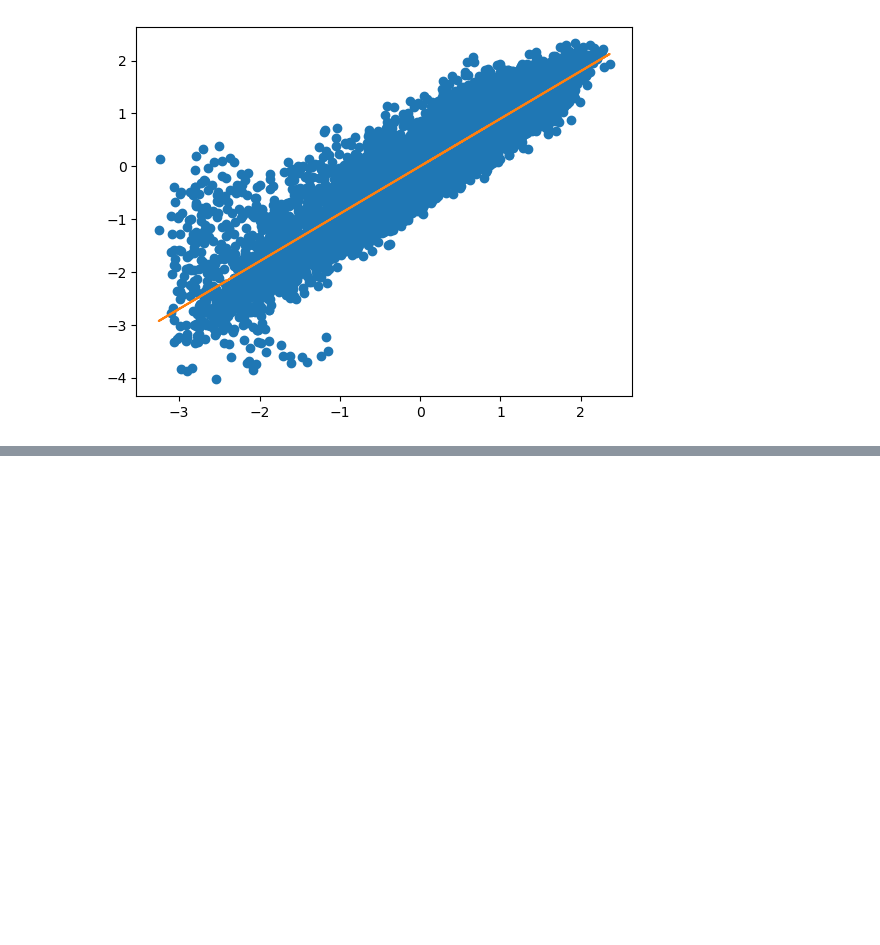
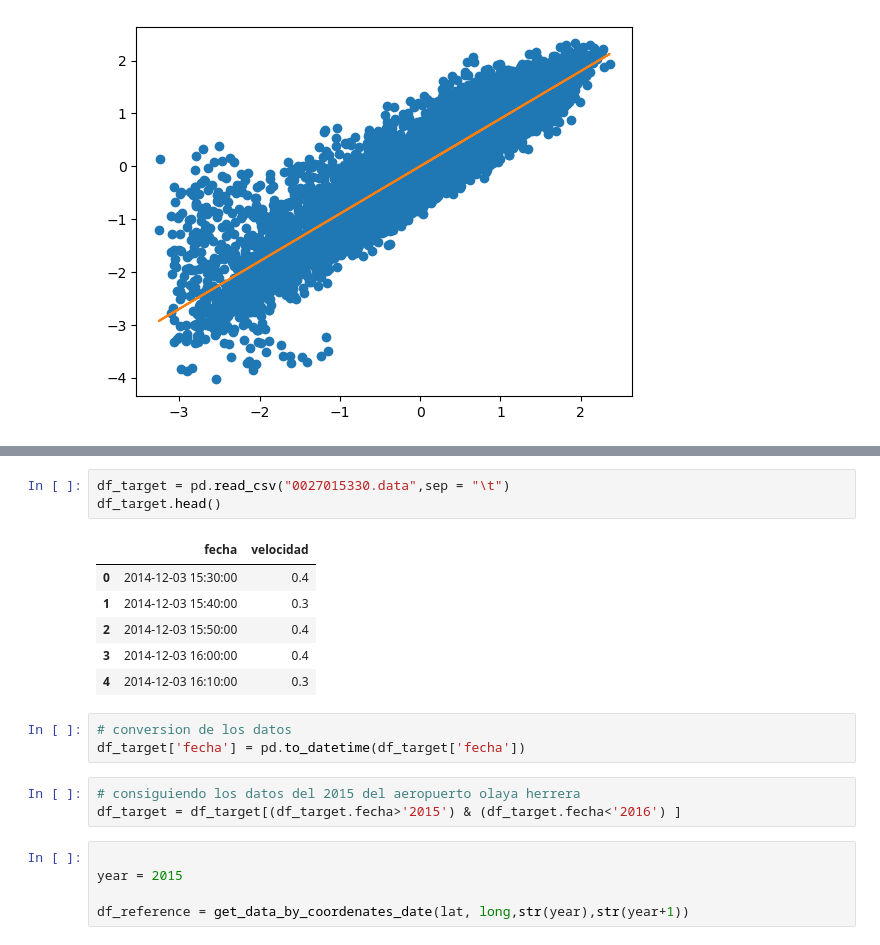
Before and after one commit to smartinezg2018/MCP, a Jupyter notebook: notebook.ipynb, the cells around one changed output, grey strips where cells are left out. Saved outputs shown, nothing was run; the diff lists cells and outputs as text; blank space fills up the shorter version.

```diff
--- a/notebook.ipynb
+++ b/notebook.ipynb
@@ -144,0 +191,21 @@ plt.plot(x_training,modelLinear.predict(x_training),'C1')
+# %%
+df_target = pd.read_csv("0027015330.data",sep = "\t")
+df_target.head()
+# %% [output]
+|  | fecha | velocidad |
+| 0 | 2014-12-03 15:30:00 | 0.4 |
+| 1 | 2014-12-03 15:40:00 | 0.3 |
+| 2 | 2014-12-03 15:50:00 | 0.4 |
+| 3 | 2014-12-03 16:00:00 | 0.4 |
+| 4 | 2014-12-03 16:10:00 | 0.3 |
+# %%
+# conversion de los datos
+df_target['fecha'] = pd.to_datetime(df_target['fecha'])
+# %%
+# consiguiendo los datos del 2015 del aeropuerto olaya herrera
+df_target = df_target[(df_target.fecha>'2015') & (df_target.fecha<'2016') ]
+# %%
+
+year = 2015
+
+df_reference = get_data_by_coordenates_date(lat, long,str(year),str(year+1))
```
Also changed, not shown: parts of 8 cells of this notebook, 4 other files.
